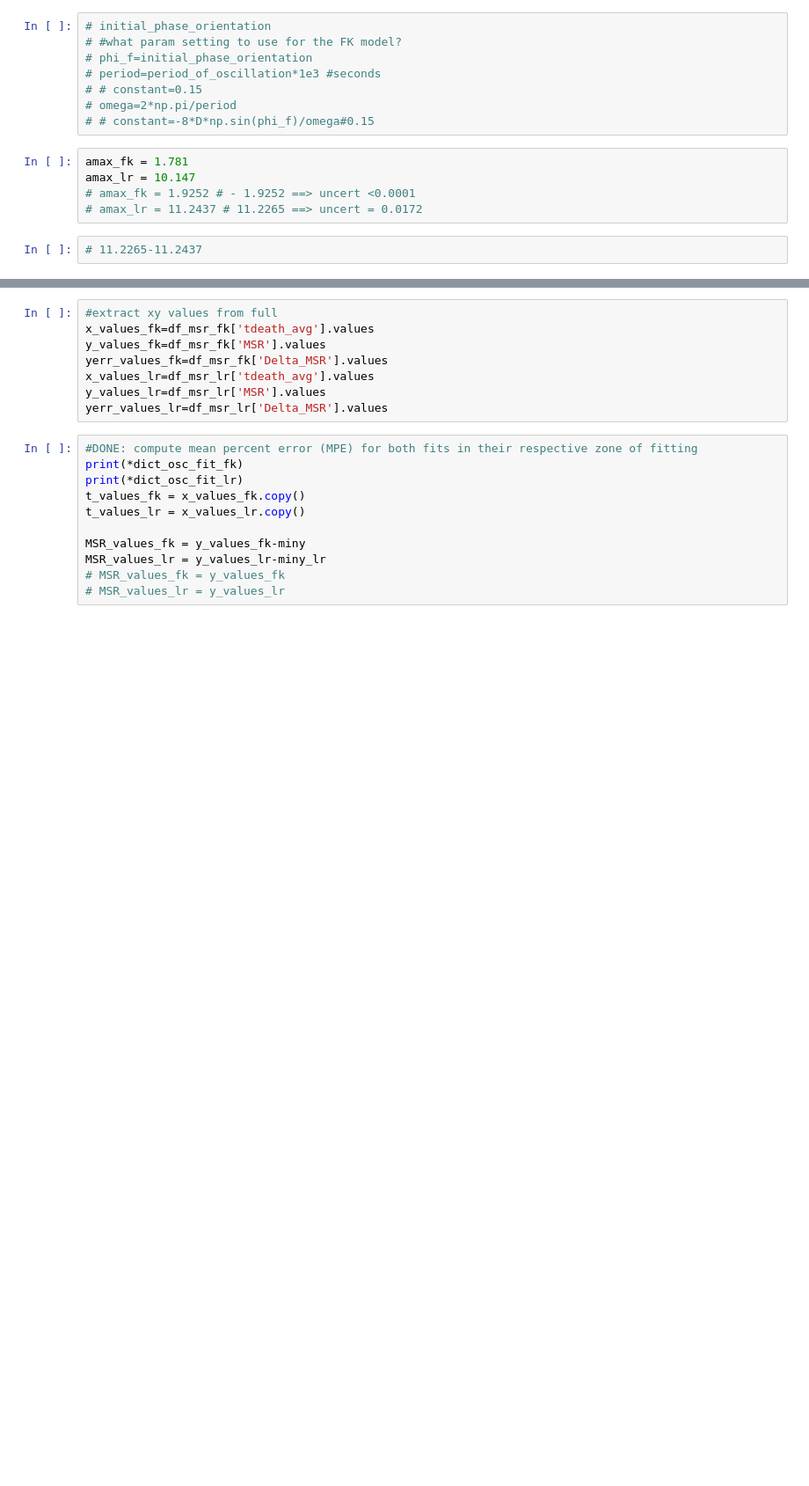
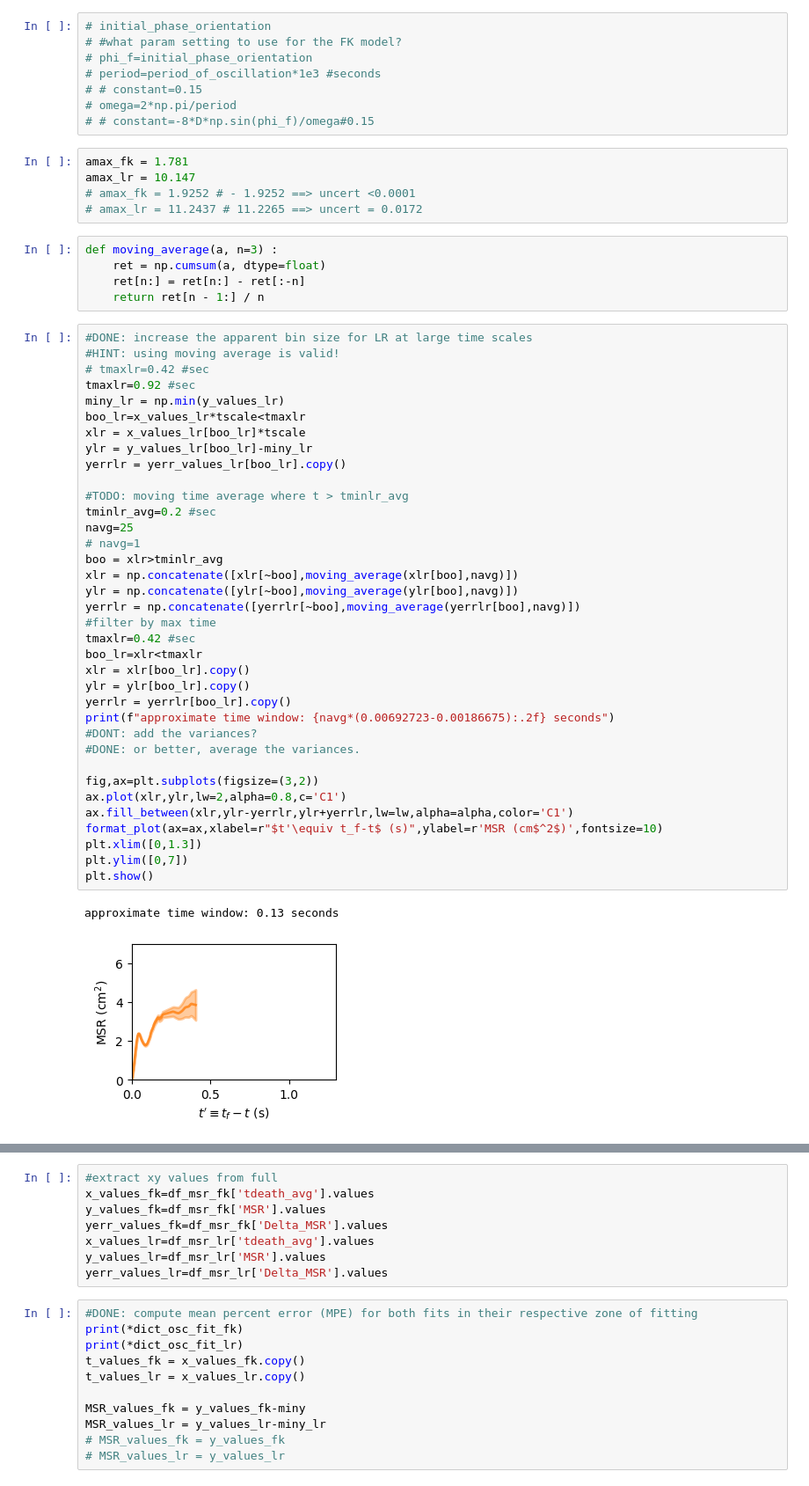
Before and after one commit to timtyree/bgmc, a Jupyter notebook: python/Generation of figure 4.ipynb, the cells around one changed output, grey strips where cells are left out. Shown at 88% size. Drawn from its saved outputs; the diff is of its cells as text; blank space fills up the shorter version.

```diff
--- a/python/Generation of figure 4.ipynb
+++ b/python/Generation of figure 4.ipynb
@@ -591,8 +582,50 @@ amax_fk = 1.781
 amax_lr = 10.147
 # amax_fk = 1.9252 # - 1.9252 ==> uncert <0.0001
 # amax_lr = 11.2437 # 11.2265 ==> uncert = 0.0172
-# %%
-# 11.2265-11.2437
+# %%
+def moving_average(a, n=3) :
+    ret = np.cumsum(a, dtype=float)
+    ret[n:] = ret[n:] - ret[:-n]
+    return ret[n - 1:] / n
+# %%
+#DONE: increase the apparent bin size for LR at large time scales
+#HINT: using moving average is valid!
+# tmaxlr=0.42 #sec
+tmaxlr=0.92 #sec
+miny_lr = np.min(y_values_lr)
+boo_lr=x_values_lr*tscale<tmaxlr
+xlr = x_values_lr[boo_lr]*tscale
+ylr = y_values_lr[boo_lr]-miny_lr
+yerrlr = yerr_values_lr[boo_lr].copy()
+
+#TODO: moving time average where t > tminlr_avg
+tminlr_avg=0.2 #sec
+navg=25
+# navg=1
+boo = xlr>tminlr_avg
+xlr = np.concatenate([xlr[~boo],moving_average(xlr[boo],navg)])
+ylr = np.concatenate([ylr[~boo],moving_average(ylr[boo],navg)])
+yerrlr = np.concatenate([yerrlr[~boo],moving_average(yerrlr[boo],navg)])
+#filter by max time
+tmaxlr=0.42 #sec
+boo_lr=xlr<tmaxlr
+xlr = xlr[boo_lr].copy()
+ylr = ylr[boo_lr].copy()
+yerrlr = yerrlr[boo_lr].copy()
+print(f"approximate time window: {navg*(0.00692723-0.00186675):.2f} seconds")
+#DONT: add the variances?
+#DONE: or better, average the variances.
+
+fig,ax=plt.subplots(figsize=(3,2))
+ax.plot(xlr,ylr,lw=2,alpha=0.8,c='C1')
+ax.fill_between(xlr,ylr-yerrlr,ylr+yerrlr,lw=lw,alpha=alpha,color='C1')
+format_plot(ax=ax,xlabel=r"$t'\equiv t_f-t$ (s)",ylabel=r'MSR (cm$^2$)',fontsize=10)
+plt.xlim([0,1.3])
+plt.ylim([0,7])
+plt.show()
+# %% [output]
+approximate time window: 0.13 seconds
+[figure, added]
 # %%
 #plot MSR_Osc over the direct simulation results
 lw=2
```
Also changed, not shown: parts of 27 cells of this notebook, 2 other files.
